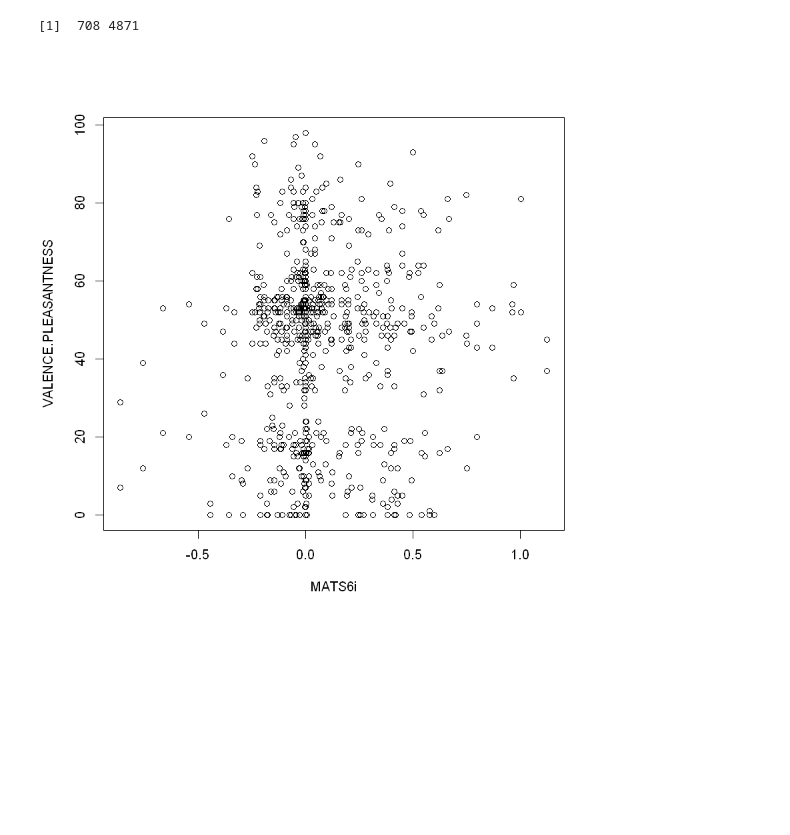
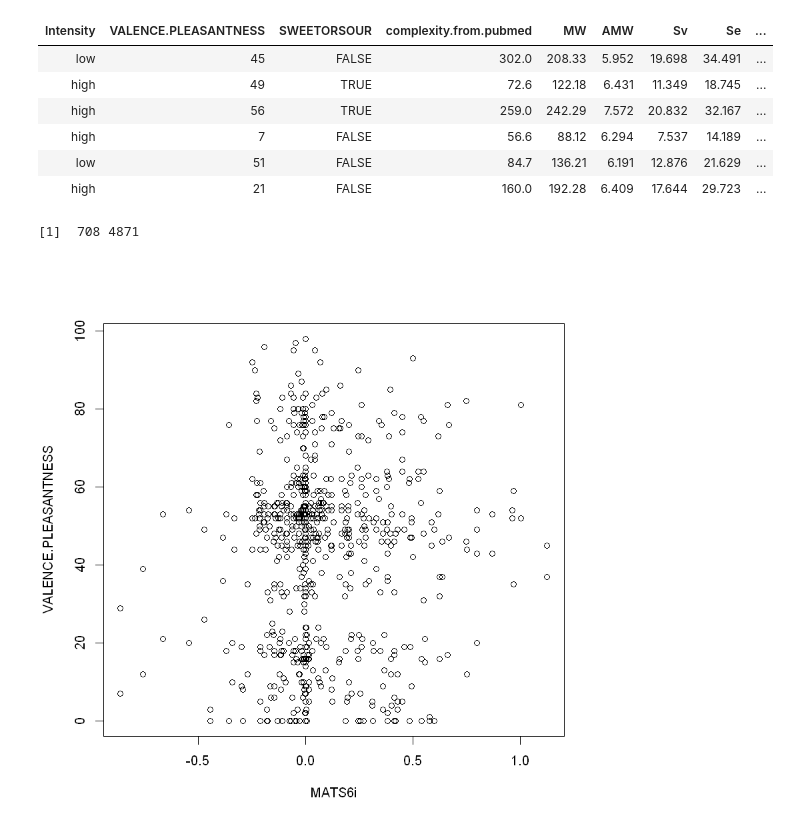
Before and after one commit to Candice-Romuald/ML-project, a Jupyter notebook: src/visualize data/test 1.ipynb, the cells around one changed output. Saved outputs shown, nothing was run; the diff lists cells and outputs as text; code cells hidden in the pictures; blank space fills up the shorter version.

```diff
--- a/src/visualize data/test 1.ipynb
+++ b/src/visualize data/test 1.ipynb
@@ -1,7 +1,16 @@
 # %%
 train <- read.csv(file = '../../Data/training_data.csv')
+head(train)
 train <- train[,-3]
 test <-  read.csv(file = '../../Data/test_data.csv')
+# %% [output]
+| Intensity | VALENCE.PLEASANTNESS | SWEETORSOUR | complexity.from.pubmed | MW | AMW | Sv | Se | ... |
+| low | 45 | FALSE | 302.0 | 208.33 | 5.952 | 19.698 | 34.491 | ... |
+| high | 49 | TRUE | 72.6 | 122.18 | 6.431 | 11.349 | 18.745 | ... |
+| high | 56 | TRUE | 259.0 | 242.29 | 7.572 | 20.832 | 32.167 | ... |
+| high | 7 | FALSE | 56.6 | 88.12 | 6.294 | 7.537 | 14.189 | ... |
+| low | 51 | FALSE | 84.7 | 136.21 | 6.191 | 12.876 | 21.629 | ... |
+| high | 21 | FALSE | 160.0 | 192.28 | 6.409 | 17.644 | 29.723 | ... |
 # %%
 #head(train)
 dim(train)
```
Also changed, not shown: 5 other files.
